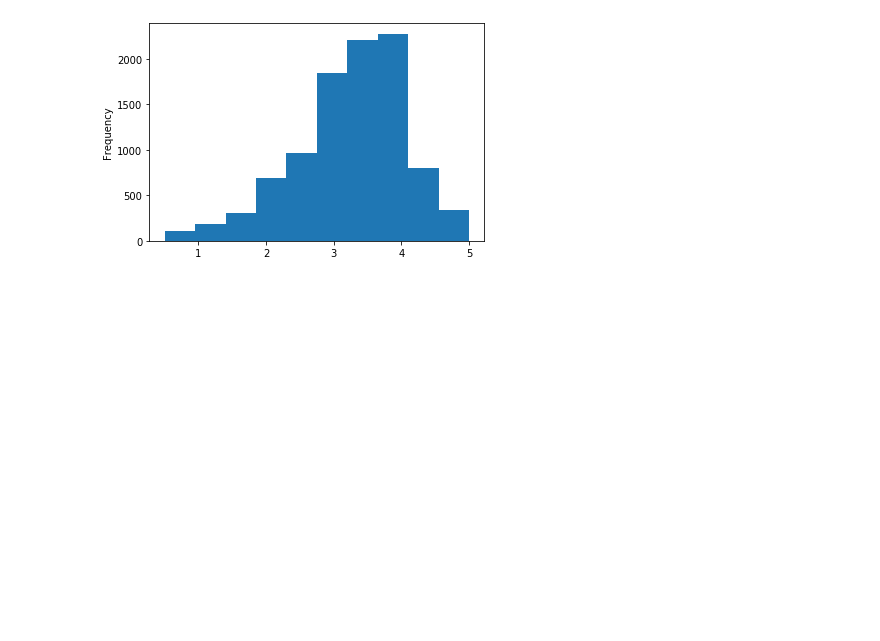
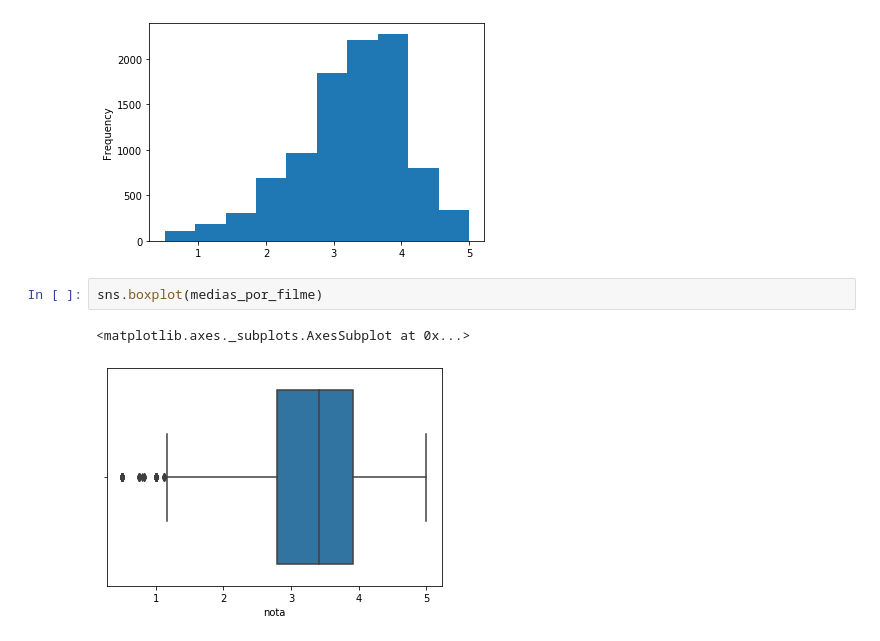
Before and after one commit to awsantos/datascience, a Jupyter notebook: Copy_of_Introdução_a_Data_Science.ipynb, the cells around one changed output. Saved outputs shown, nothing was run; the diff lists cells and outputs as text; blank space fills up the shorter version.

```diff
--- a/Copy_of_Introdução_a_Data_Science.ipynb
+++ b/Copy_of_Introdução_a_Data_Science.ipynb
@@ -143,3 +143,8 @@ medias_por_filme.plot(kind='hist')
 # %% [output]
 <matplotlib.axes._subplots.AxesSubplot at 0x...>
 [figure]
+# %%
+sns.boxplot(medias_por_filme)
+# %% [output]
+<matplotlib.axes._subplots.AxesSubplot at 0x...>
+[figure, added]
```
Also changed, not shown: parts of 2 cells of this notebook.
